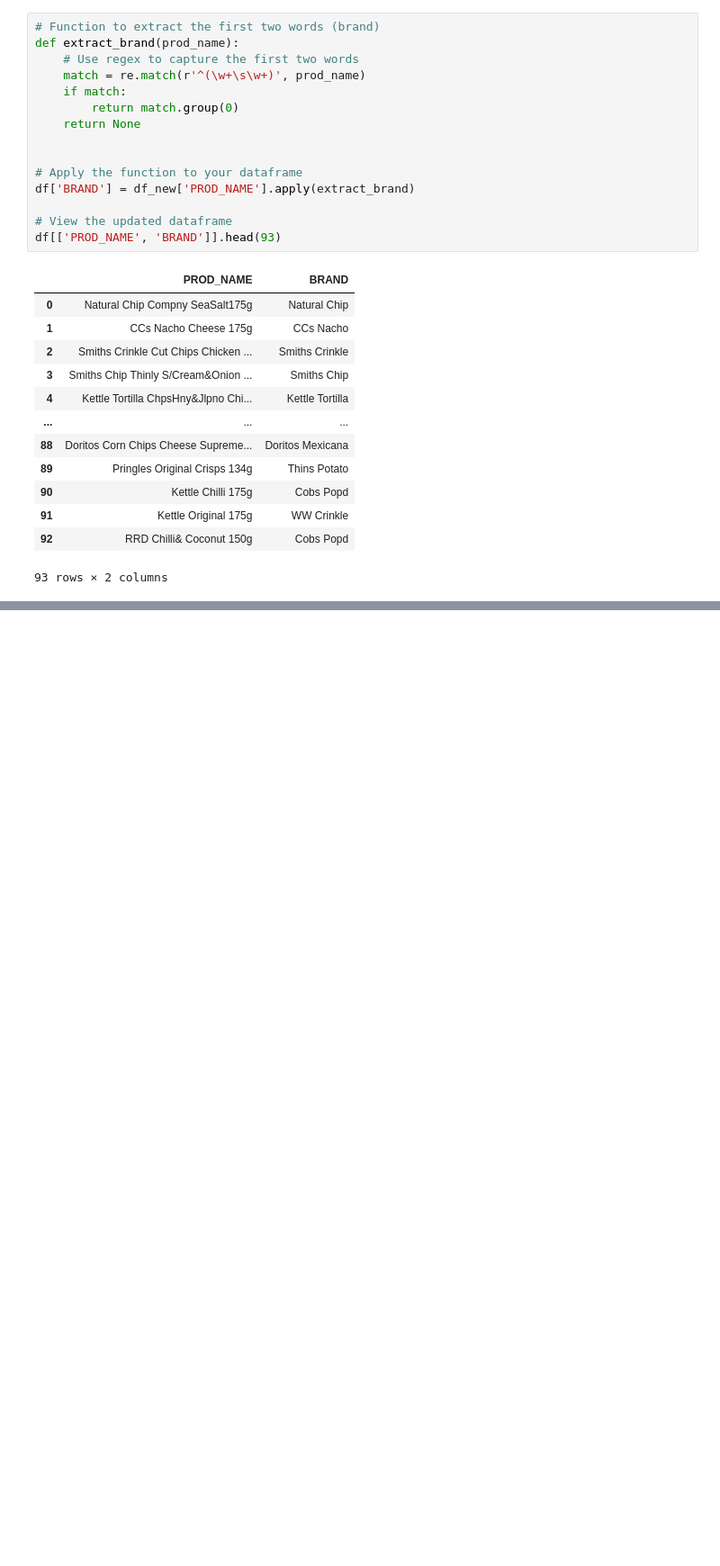
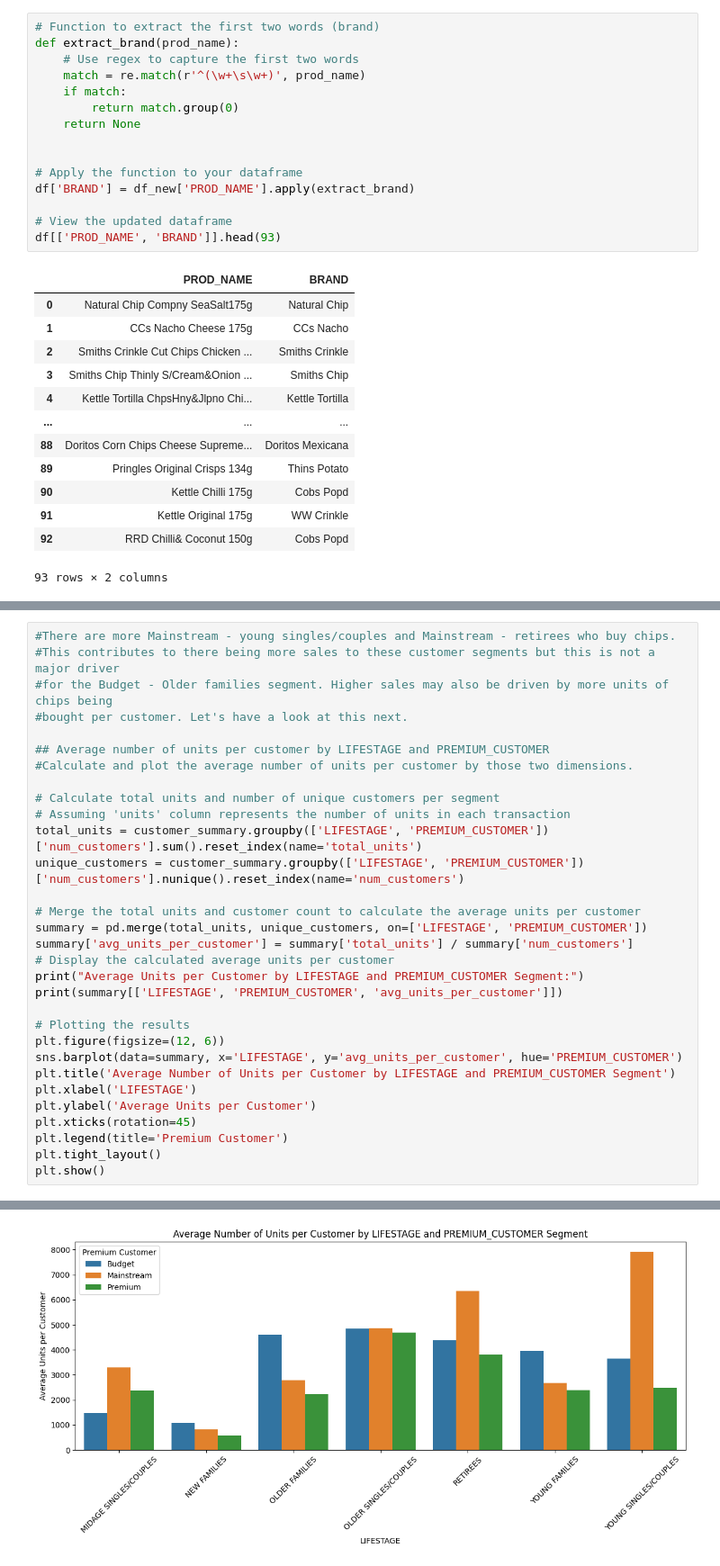
Before and after one commit to Temitope-Fabiyi/Forage_Quantium_Data_Analysis, a Jupyter notebook: Quantium Project- Task 1.ipynb, the cells around one changed output, grey strips where cells are left out. Shown: that part at 90% size. Saved outputs shown, nothing was run; the diff lists cells and outputs as text; blank space fills up the shorter version.

```diff
--- a/Quantium Project- Task 1.ipynb
+++ b/Quantium Project- Task 1.ipynb
@@ -921,0 +916,32 @@ df_new.to_excel(r'C:\Users\USER\Documents\Data Science\Quantium Project\df_new.x
+# %%
+#There are more Mainstream - young singles/couples and Mainstream - retirees who buy chips.
+#This contributes to there being more sales to these customer segments but this is not a major driver
+#for the Budget - Older families segment. Higher sales may also be driven by more units of chips being
+#bought per customer. Let's have a look at this next.
+
+## Average number of units per customer by LIFESTAGE and PREMIUM_CUSTOMER
+#Calculate and plot the average number of units per customer by those two dimensions.
+
+# Calculate total units and number of unique customers per segment
+# Assuming 'units' column represents the number of units in each transaction
+total_units = customer_summary.groupby(['LIFESTAGE', 'PREMIUM_CUSTOMER'])['num_customers'].sum().reset_index(name='total_units')
+unique_customers = customer_summary.groupby(['LIFESTAGE', 'PREMIUM_CUSTOMER'])['num_customers'].nunique().reset_index(name='num_customers')
+
+# Merge the total units and customer count to calculate the average units per customer
+summary = pd.merge(total_units, unique_customers, on=['LIFESTAGE', 'PREMIUM_CUSTOMER'])
+summary['avg_units_per_customer'] = summary['total_units'] / summary['num_customers']
+# Display the calculated average units per customer
+print("Average Units per Customer by LIFESTAGE and PREMIUM_CUSTOMER Segment:")
+print(summary[['LIFESTAGE', 'PREMIUM_CUSTOMER', 'avg_units_per_customer']])
+
+# Plotting the results
+plt.figure(figsize=(12, 6))
+sns.barplot(data=summary, x='LIFESTAGE', y='avg_units_per_customer', hue='PREMIUM_CUSTOMER')
+plt.title('Average Number of Units per Customer by LIFESTAGE and PREMIUM_CUSTOMER Segment')
+plt.xlabel('LIFESTAGE')
+plt.ylabel('Average Units per Customer')
+plt.xticks(rotation=45)
+plt.legend(title='Premium Customer')
+plt.tight_layout()
+plt.show()
+# %% [output]
@@ -921,0 +965 @@ df_new.to_excel(r'C:\Users\USER\Documents\Data Science\Quantium Project\df_new.x
+[figure, added]
```
Also changed, not shown: parts of 28 cells of this notebook, 1 other file.
